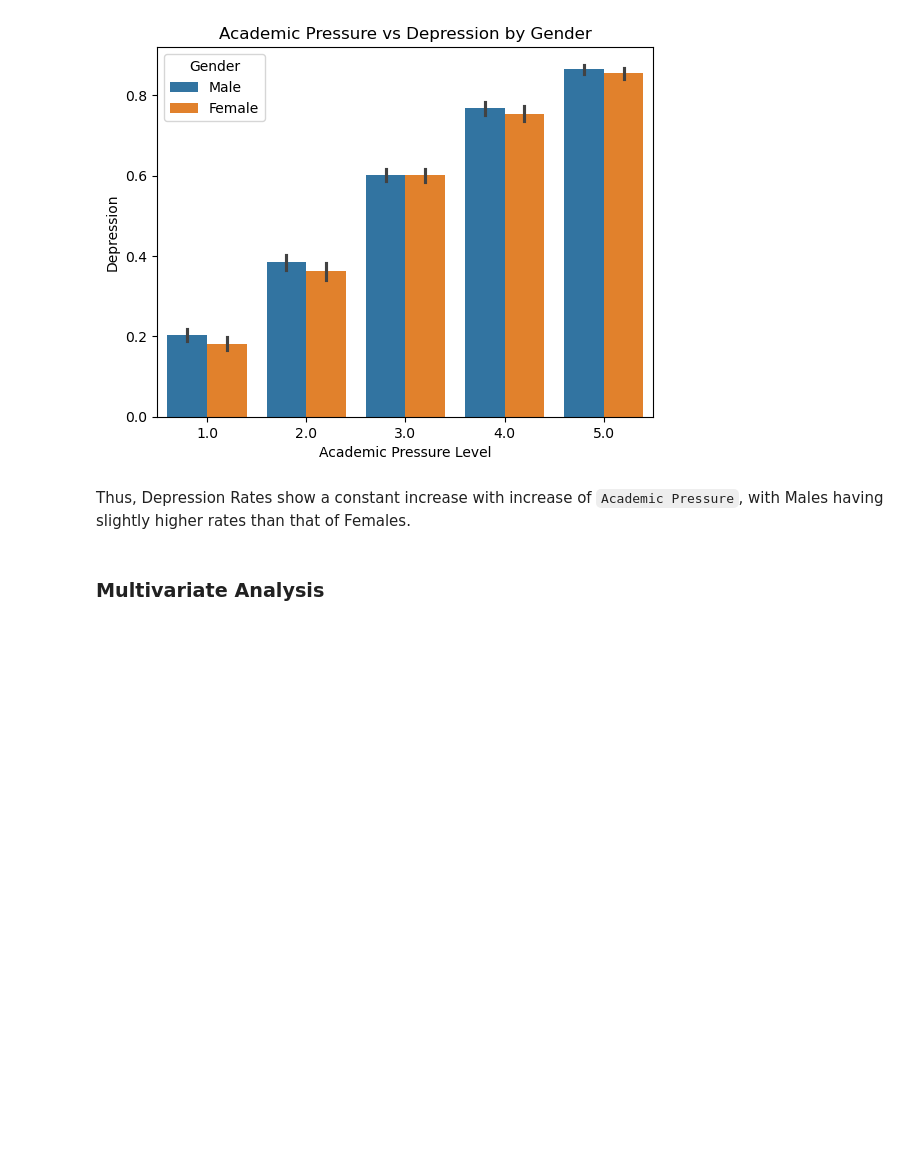
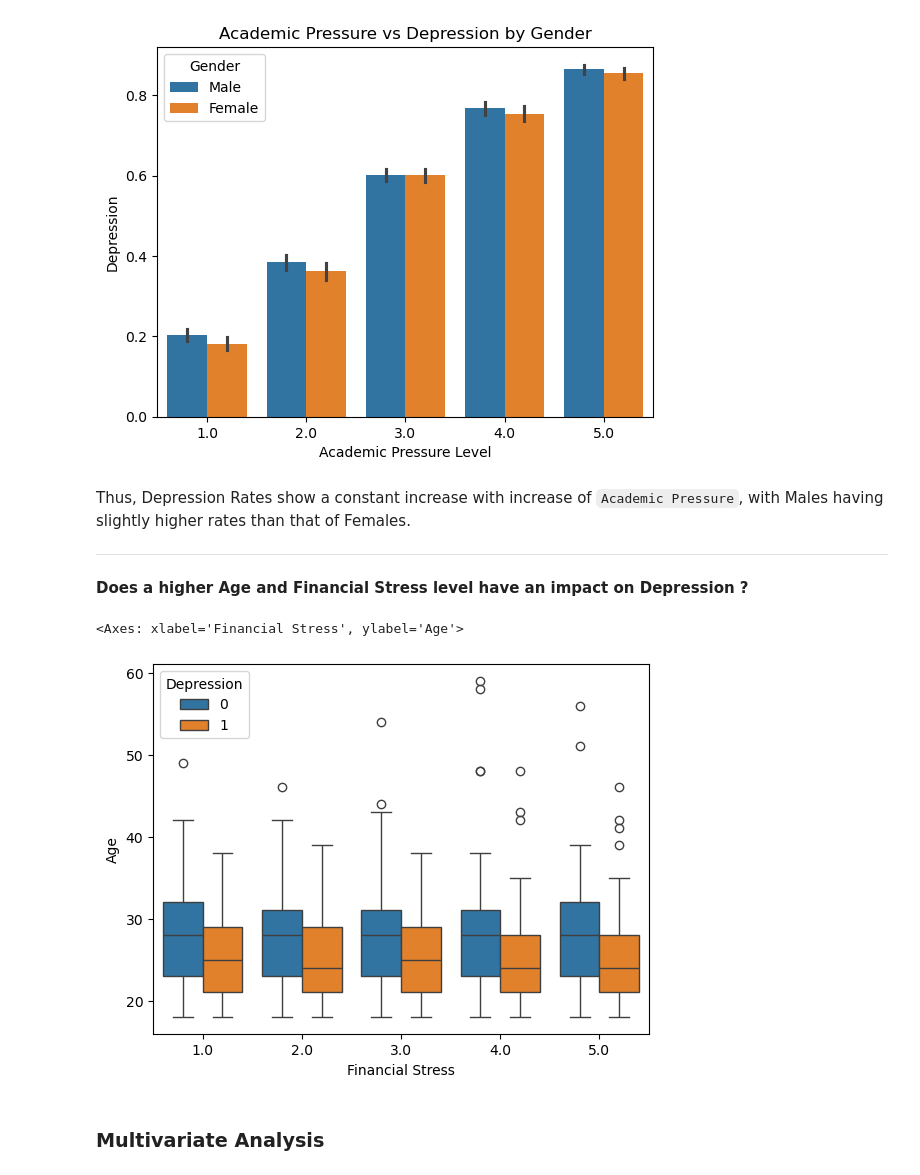
Before and after one commit to Siddharth-Saravanan/Student_Depression_Analysis_and_Prediction_using_Machine_Learning, a Jupyter notebook: student_depression_prediction.ipynb, the cells around one changed output. Saved outputs shown, nothing was run; the diff lists cells and outputs as text; code cells hidden in the pictures; blank space fills up the shorter version.

Commit message:
EDA: Added 3rd question, Depression vs Financial Stress by Age

```diff
--- a/student_depression_prediction.ipynb
+++ b/student_depression_prediction.ipynb
@@ -900,6 +900,15 @@ Text(0.5, 0, 'Academic Pressure Level')
 [figure]
 # %% [markdown]
 Thus, Depression Rates show a constant increase with increase of `Academic Pressure`, with Males having slightly higher rates than that of Females.
+
+---
+# %% [markdown]
+**Does a higher Age and Financial Stress level have an impact on Depression ?**
+# %%
+sns.boxplot(data=depr_df, x='Financial Stress', y='Age', hue='Depression')
+# %% [output]
+<Axes: xlabel='Financial Stress', ylabel='Age'>
+[figure, added]
 # %% [markdown]
 ### Multivariate Analysis
 # %% [markdown]
```
